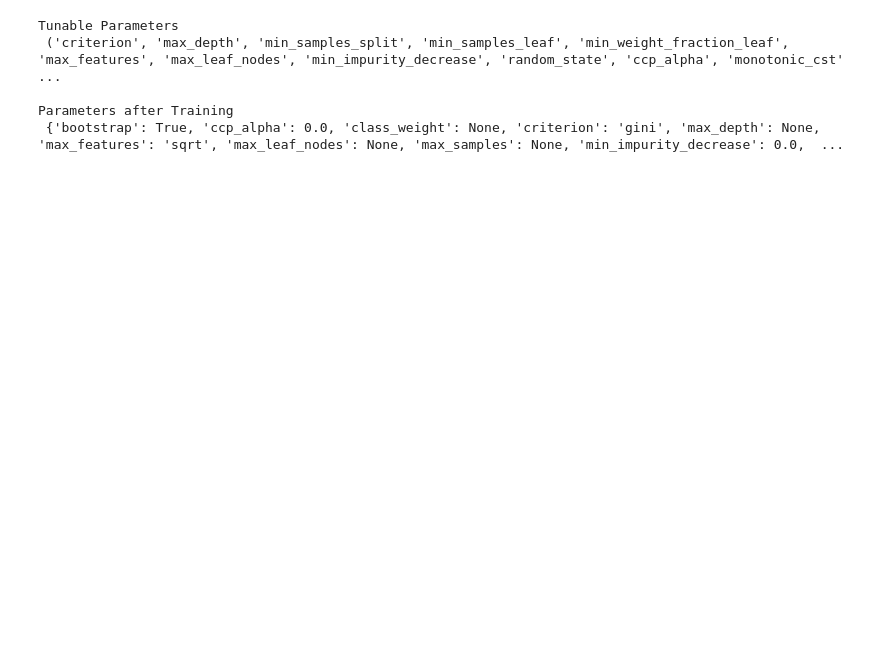
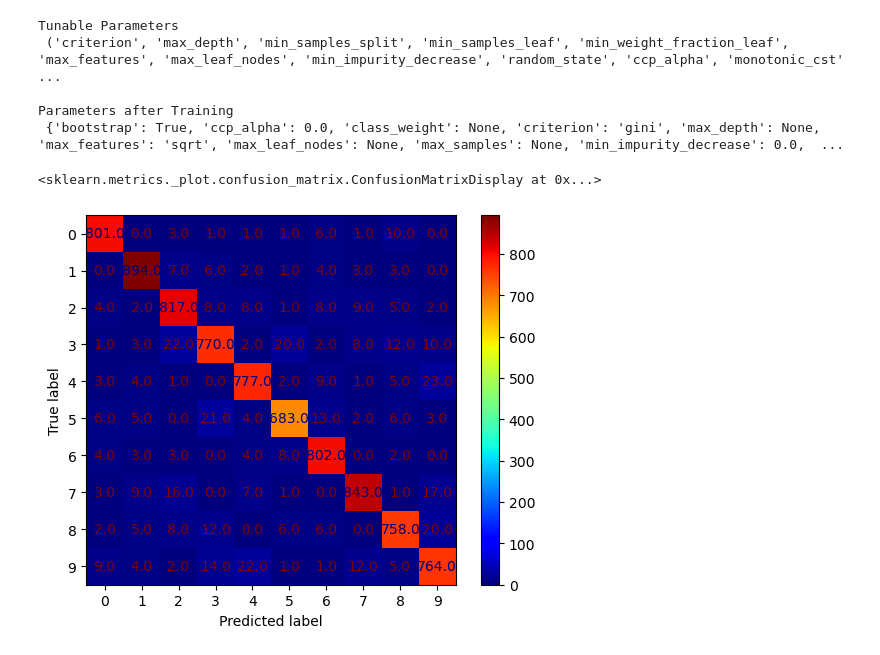
Before and after one commit to anilhimam17/Kaggle-Machine-Learning, a Jupyter notebook: Hands on ML Exercises/Classification Exercises.ipynb, the cells around one changed output. Cells and saved outputs as stored; diff of their text form; code cells hidden in the pictures; blank space fills up the shorter version.

```diff
--- a/Hands on ML Exercises/Classification Exercises.ipynb
+++ b/Hands on ML Exercises/Classification Exercises.ipynb
@@ -75,3 +75,14 @@ grid_rfc.fit(X_train, y_train)
 
 print("Best Estimator\n", grid_rfc.best_estimator_)
 print("\nBest Parameters\n", grid_rfc.best_params_)
+# %%
+from sklearn.metrics import ConfusionMatrixDisplay
+
+predictions = cross_val_predict(
+    estimator=rfc, X=X_test, y=y_test, cv=5, n_jobs=-1
+)
+
+ConfusionMatrixDisplay.from_predictions(y_true=y_test, y_pred=predictions, values_format=".1f", cmap="jet")
+# %% [output]
+<sklearn.metrics._plot.confusion_matrix.ConfusionMatrixDisplay at 0x...>
+[figure, added]
```
Also changed, not shown: parts of 5 cells of this notebook.
